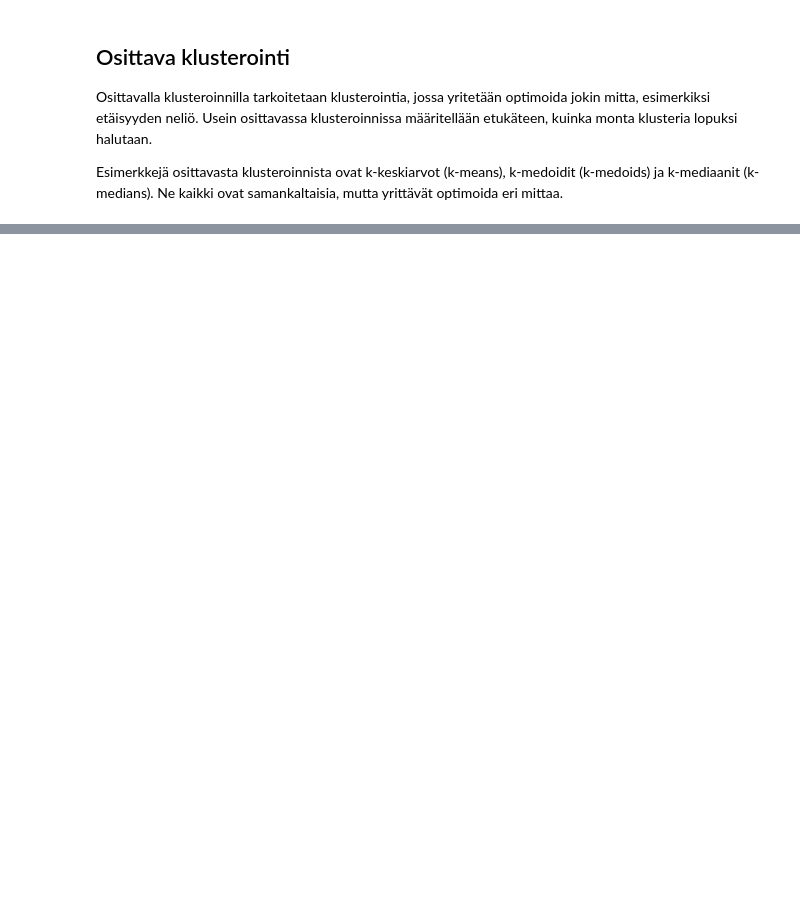
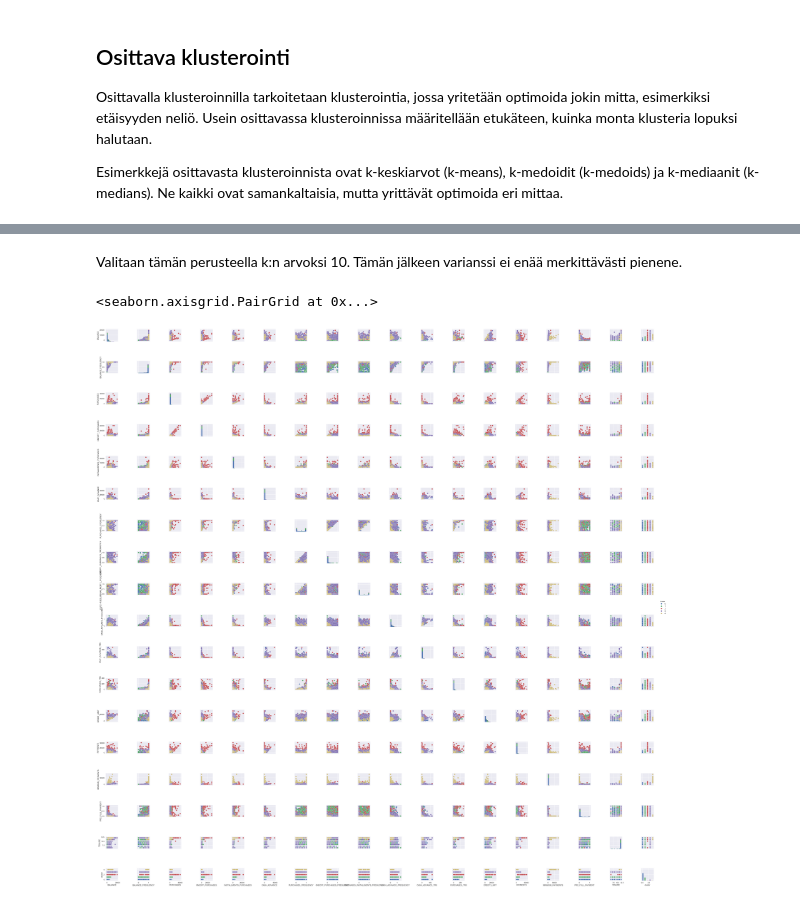
Before and after one commit to OSlevelUPkoodarit/OSlevelUPkoodarit.github.io, a Jupyter notebook: notebooks/klusterointi_material.ipynb, the cells around one changed output, grey strips where cells are left out. Saved outputs shown, nothing was run; the diff lists cells and outputs as text; code cells hidden in the pictures; blank space fills up the shorter version.

```diff
--- a/notebooks/klusterointi_material.ipynb
+++ b/notebooks/klusterointi_material.ipynb
@@ -98,0 +345,16 @@ K-keskiarvot -algoritmissa valitaan ensin kuinka monta klusteria halutaan, eli k
+# %% [markdown]
+Valitaan tämän perusteella k:n arvoksi 10. Tämän jälkeen varianssi ei enää merkittävästi pienene.
+# %%
+kmeans = KMeans(n_clusters=5, max_iter=200)
+clusters=kmeans.fit_predict(df_clustering)
+# %%
+df_clustering['cluster']=clusters
+# %%
+import seaborn as sn
+
+sn.set()
+
+sn.pairplot(df_clustering, hue='cluster')
+# %% [output]
+<seaborn.axisgrid.PairGrid at 0x...>
+[figure, added]
```
Also changed, not shown: parts of 33 cells of this notebook.
